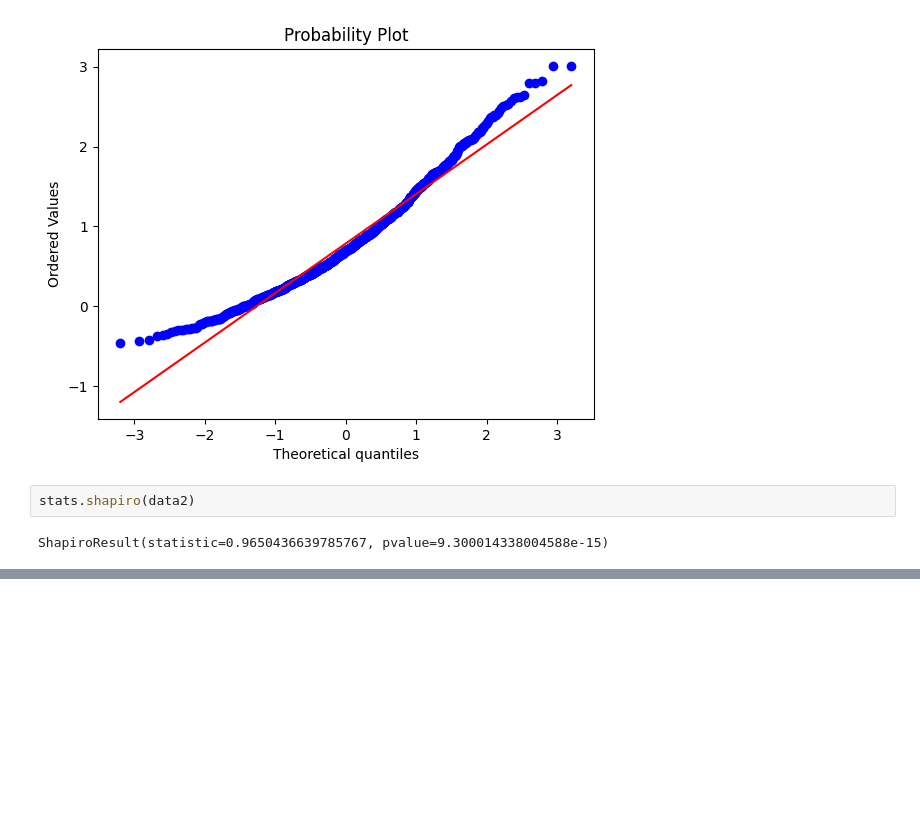
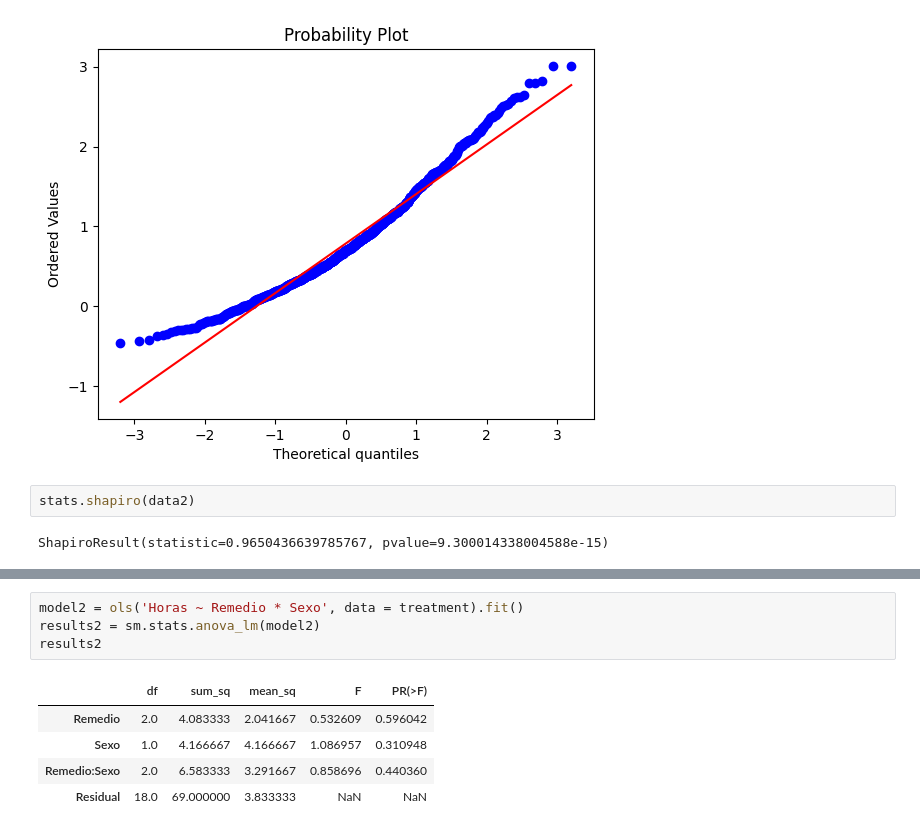
Before and after one commit to DiasMelissa/DataScience, a Jupyter notebook: statistics.ipynb, the cells around one changed output, grey strips where cells are left out. Saved outputs shown, nothing was run; the diff lists cells and outputs as text; blank space fills up the shorter version.

```diff
--- a/statistics.ipynb
+++ b/statistics.ipynb
@@ -253,0 +355,10 @@ ShapiroResult(statistic=0.9650436639785767, pvalue=9.300014338004588e-15)
+# %%
+model2 = ols('Horas ~ Remedio * Sexo', data = treatment).fit()
+results2 = sm.stats.anova_lm(model2)
+results2
+# %% [output]
+|  | df | sum_sq | mean_sq | F | PR(>F) |
+| Remedio | 2.0 | 4.083333 | 2.041667 | 0.532609 | 0.596042 |
+| Sexo | 1.0 | 4.166667 | 4.166667 | 1.086957 | 0.310948 |
+| Remedio:Sexo | 2.0 | 6.583333 | 3.291667 | 0.858696 | 0.440360 |
+| Residual | 18.0 | 69.000000 | 3.833333 | NaN | NaN |
```
Also changed, not shown: parts of 21 cells of this notebook.
